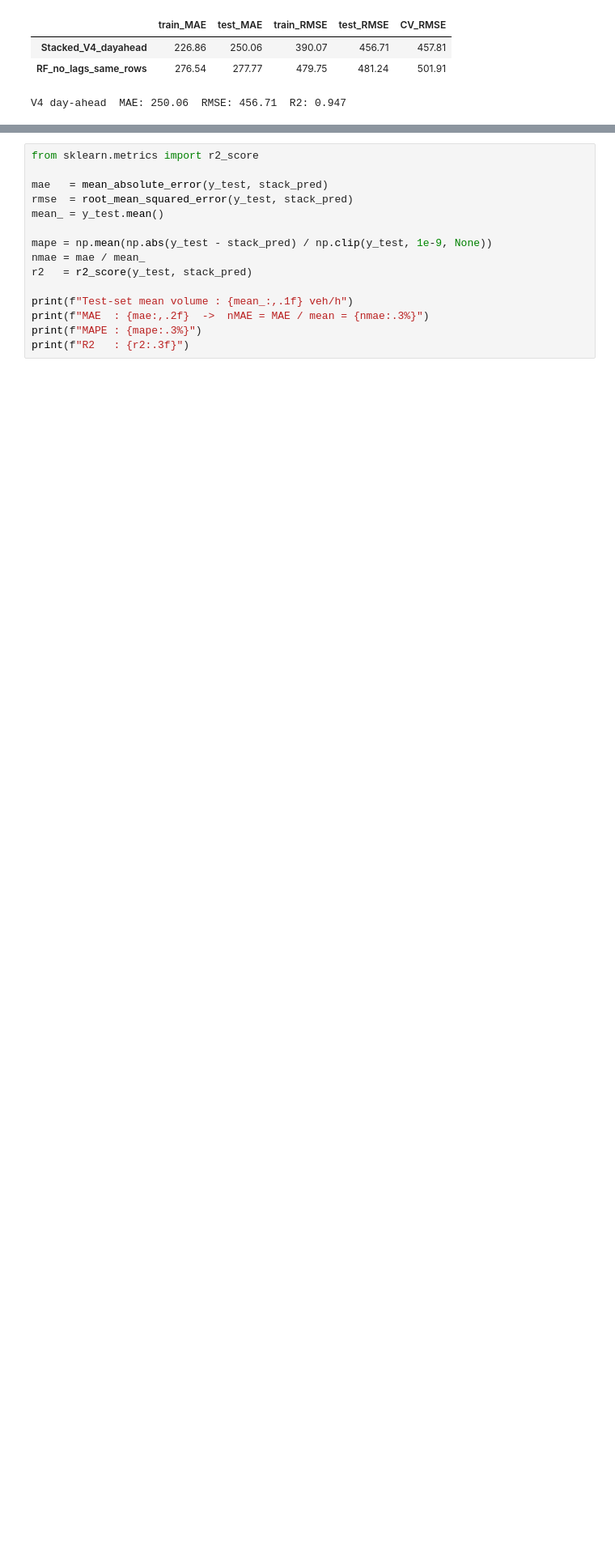
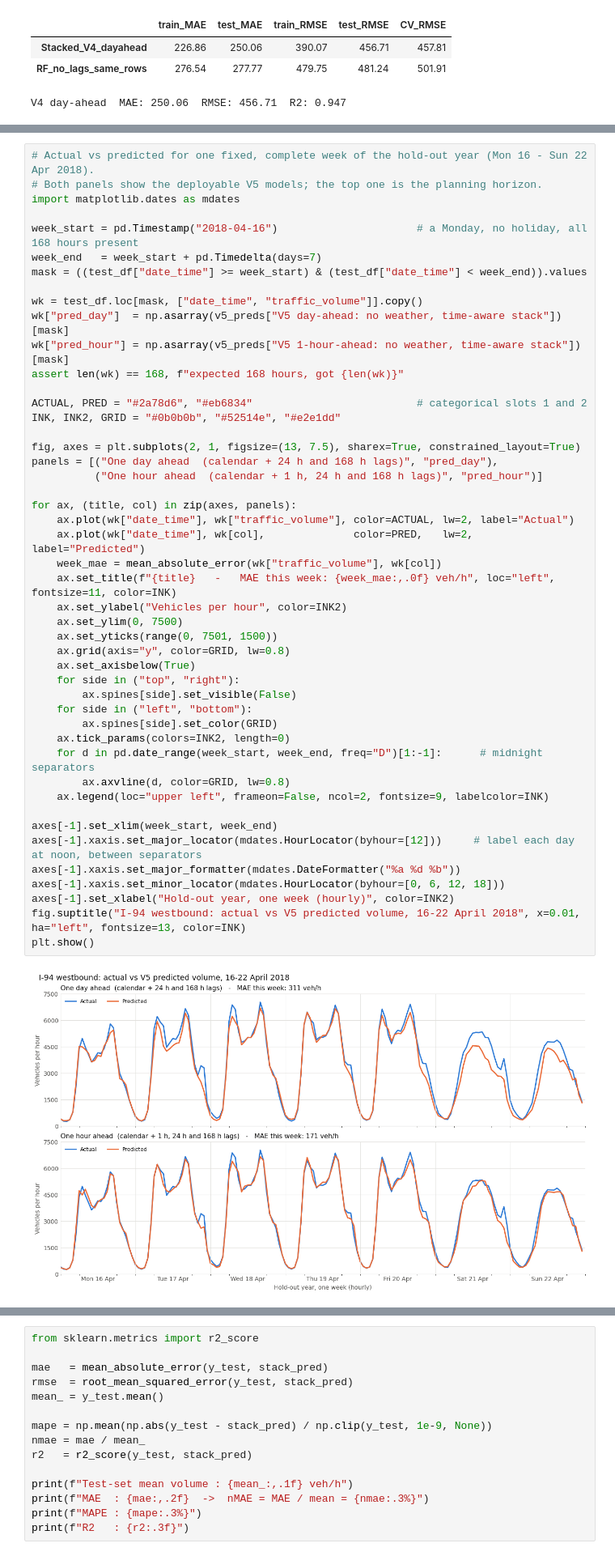
Before and after one commit to TrigTV/I94-Traffic-Prediction, a Jupyter notebook: Notebook 1.ipynb, the cells around one changed output, grey strips where cells are left out. Shown at 81% size. Cells and saved outputs as stored; diff of their text form; blank space fills up the shorter version.

```diff
--- a/Notebook 1.ipynb
+++ b/Notebook 1.ipynb
@@ -1425,0 +1560,49 @@ V4 day-ahead  MAE: 250.06  RMSE: 456.71  R2: 0.947
+# %%
+# Actual vs predicted for one fixed, complete week of the hold-out year (Mon 16 - Sun 22 Apr 2018).
+# Both panels show the deployable V5 models; the top one is the planning horizon.
+import matplotlib.dates as mdates
+
+week_start = pd.Timestamp("2018-04-16")                      # a Monday, no holiday, all 168 hours present
+week_end   = week_start + pd.Timedelta(days=7)
+mask = ((test_df["date_time"] >= week_start) & (test_df["date_time"] < week_end)).values
+
+wk = test_df.loc[mask, ["date_time", "traffic_volume"]].copy()
+wk["pred_day"]  = np.asarray(v5_preds["V5 day-ahead: no weather, time-aware stack"])[mask]
+wk["pred_hour"] = np.asarray(v5_preds["V5 1-hour-ahead: no weather, time-aware stack"])[mask]
+assert len(wk) == 168, f"expected 168 hours, got {len(wk)}"
+
+ACTUAL, PRED = "#2a78d6", "#eb6834"                          # categorical slots 1 and 2
+INK, INK2, GRID = "#0b0b0b", "#52514e", "#e2e1dd"
+
+fig, axes = plt.subplots(2, 1, figsize=(13, 7.5), sharex=True, constrained_layout=True)
+panels = [("One day ahead  (calendar + 24 h and 168 h lags)", "pred_day"),
+          ("One hour ahead  (calendar + 1 h, 24 h and 168 h lags)", "pred_hour")]
+
+for ax, (title, col) in zip(axes, panels):
+    ax.plot(wk["date_time"], wk["traffic_volume"], color=ACTUAL, lw=2, label="Actual")
+    ax.plot(wk["date_time"], wk[col],              color=PRED,   lw=2, label="Predicted")
+    week_mae = mean_absolute_error(wk["traffic_volume"], wk[col])
+    ax.set_title(f"{title}   -   MAE this week: {week_mae:,.0f} veh/h", loc="left", fontsize=11, color=INK)
+    ax.set_ylabel("Vehicles per hour", color=INK2)
+    ax.set_ylim(0, 7500)
+    ax.set_yticks(range(0, 7501, 1500))
+    ax.grid(axis="y", color=GRID, lw=0.8)
+    ax.set_axisbelow(True)
+    for side in ("top", "right"):
+        ax.spines[side].set_visible(False)
+    for side in ("left", "bottom"):
+        ax.spines[side].set_color(GRID)
+    ax.tick_params(colors=INK2, length=0)
+    for d in pd.date_range(week_start, week_end, freq="D")[1:-1]:      # midnight separators
+        ax.axvline(d, color=GRID, lw=0.8)
+    ax.legend(loc="upper left", frameon=False, ncol=2, fontsize=9, labelcolor=INK)
+
+axes[-1].set_xlim(week_start, week_end)
+axes[-1].xaxis.set_major_locator(mdates.HourLocator(byhour=[12]))     # label each day at noon, between separators
+axes[-1].xaxis.set_major_formatter(mdates.DateFormatter("%a %d %b"))
+axes[-1].xaxis.set_minor_locator(mdates.HourLocator(byhour=[0, 6, 12, 18]))
+axes[-1].set_xlabel("Hold-out year, one week (hourly)", color=INK2)
+fig.suptitle("I-94 westbound: actual vs V5 predicted volume, 16-22 April 2018", x=0.01, ha="left", fontsize=13, color=INK)
+plt.show()
+# %% [output]
+[figure, added]
```
Also changed, not shown: parts of 12 cells of this notebook, 1 other file.
